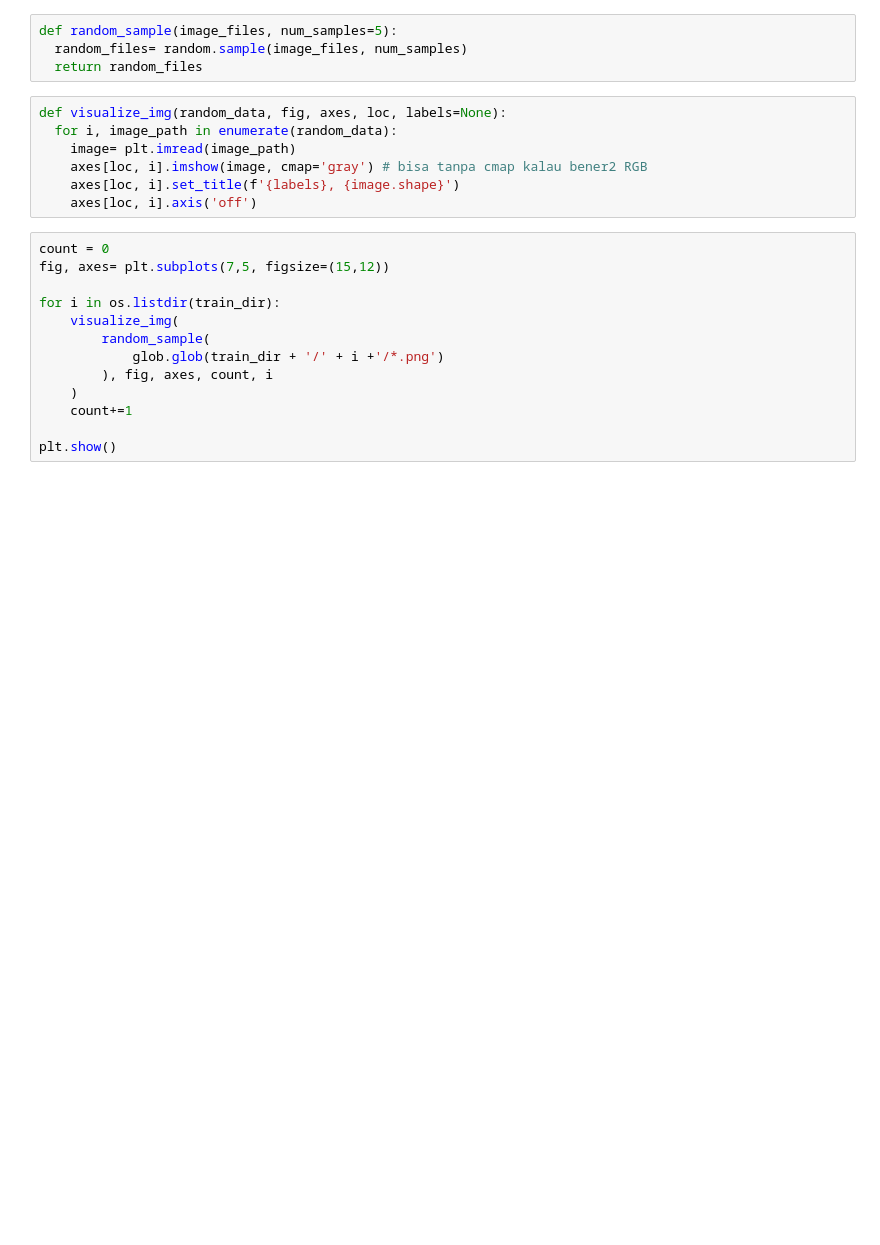
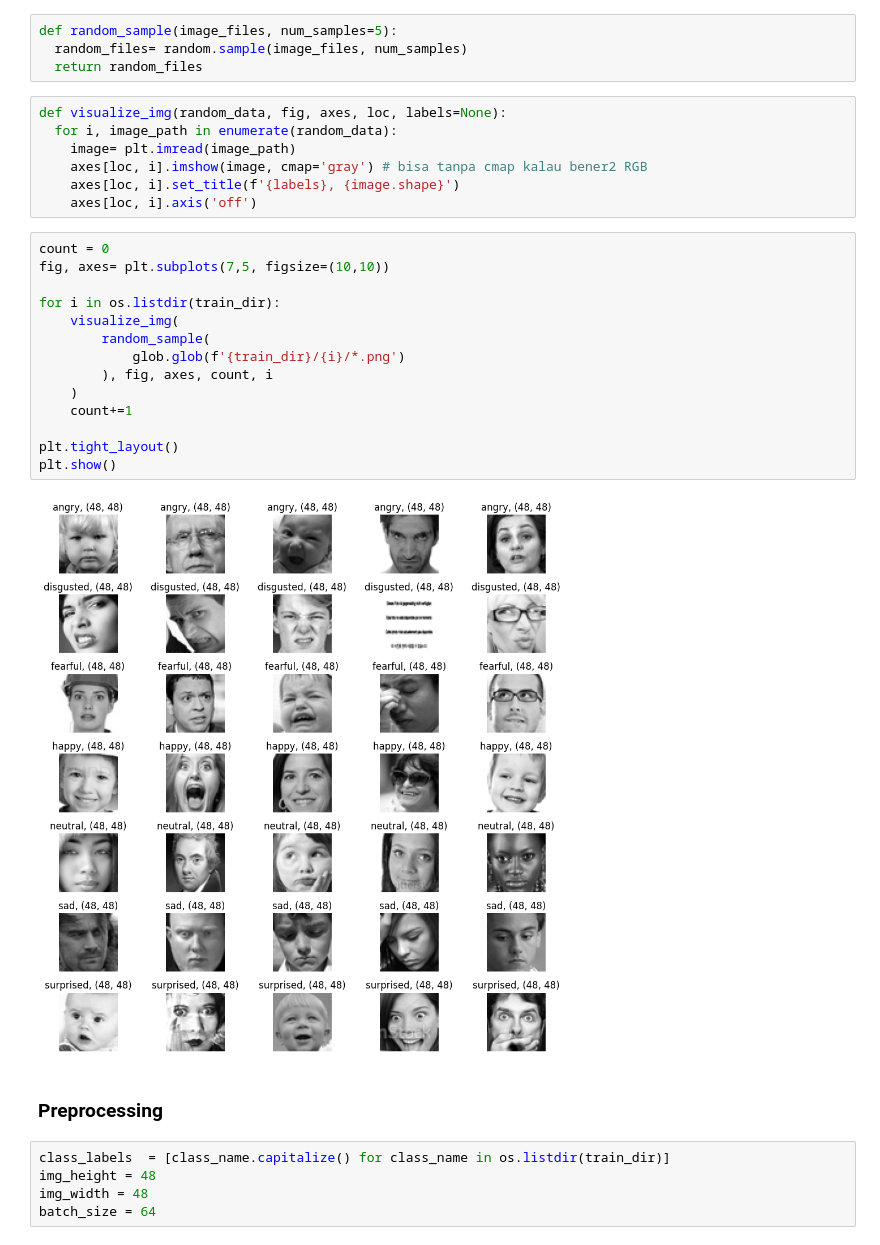
Before and after one commit to ediashta/Facial-Expression-CNN, a Jupyter notebook: h8dsft_P2M2_ediashta.ipynb, the cells around one changed output. Saved outputs shown, nothing was run; the diff lists cells and outputs as text; blank space fills up the shorter version.

```diff
--- a/h8dsft_P2M2_ediashta.ipynb
+++ b/h8dsft_P2M2_ediashta.ipynb
@@ -90,14 +94,24 @@ def visualize_img(random_data, fig, axes, loc, labels=None):
     axes[loc, i].axis('off')
 # %%
 count = 0
-fig, axes= plt.subplots(7,5, figsize=(15,12))
+fig, axes= plt.subplots(7,5, figsize=(10,10))
 
 for i in os.listdir(train_dir):
     visualize_img(
         random_sample(
-            glob.glob(train_dir + '/' + i +'/*.png')
+            glob.glob(f'{train_dir}/{i}/*.png')
         ), fig, axes, count, i
     )
     count+=1
 
+plt.tight_layout()
 plt.show()
+# %% [output]
+[figure, added]
+# %% [markdown]
+### Preprocessing
+# %%
+class_labels  = [class_name.capitalize() for class_name in os.listdir(train_dir)]
+img_height = 48
+img_width = 48
+batch_size = 64
```
Also changed, not shown: parts of 15 cells of this notebook.
